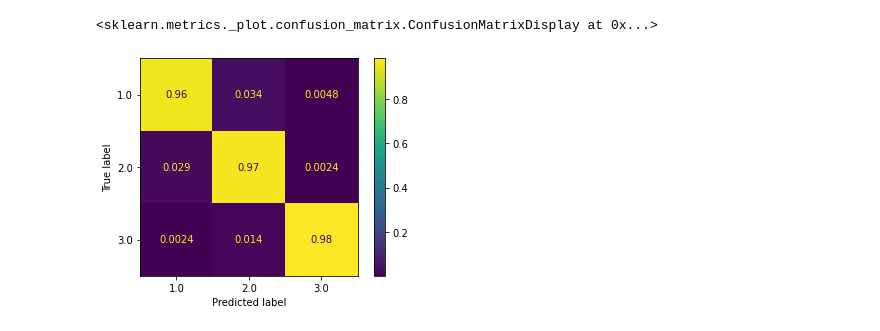
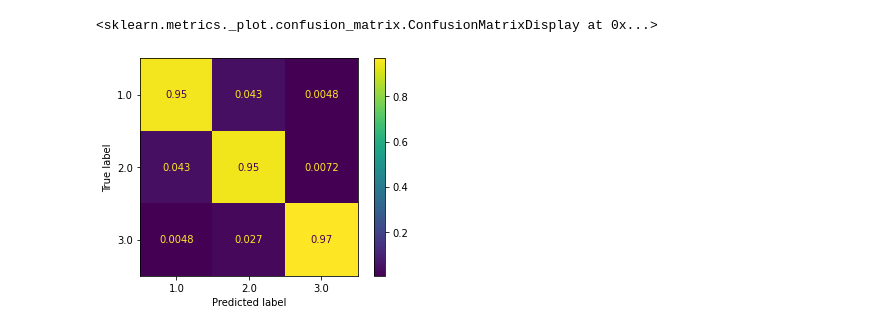
Before and after one commit to jufegare000/ml_CTG, a Jupyter notebook: Experiments/3. Gradient Boosting Tree.ipynb, the cells around one changed output. Cells and saved outputs as stored; diff of their text form; code cells hidden in the pictures.

```diff
--- a/Experiments/3. Gradient Boosting Tree.ipynb
+++ b/Experiments/3. Gradient Boosting Tree.ipynb
@@ -83,8 +80,8 @@ resultados_gbt
 # %%
 X_train, X_test, y_train, y_test = ut.get_train_test()
 clf = GradientBoostingClassifier(n_estimators=50)
-clf.fit(X, Y)
+clf.fit(X_train, y_train)
 plot_confusion_matrix(clf,X=X_test, y_true=y_test,normalize='true')
 # %% [output]
 <sklearn.metrics._plot.confusion_matrix.ConfusionMatrixDisplay at 0x...>
-[figure, old version]
+[figure, new version]
```
Also changed, not shown: parts of 2 cells of this notebook, 7 other files.
